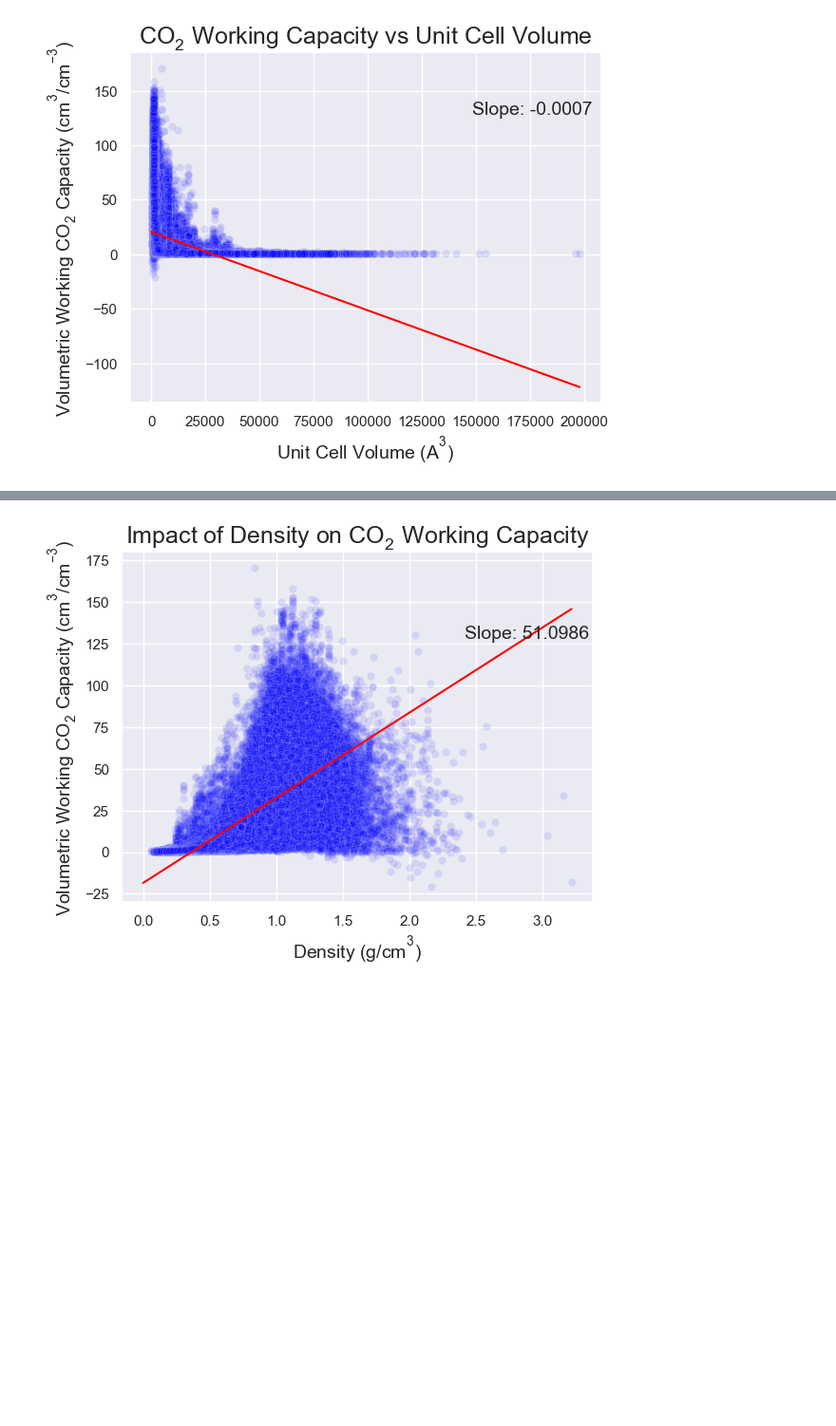
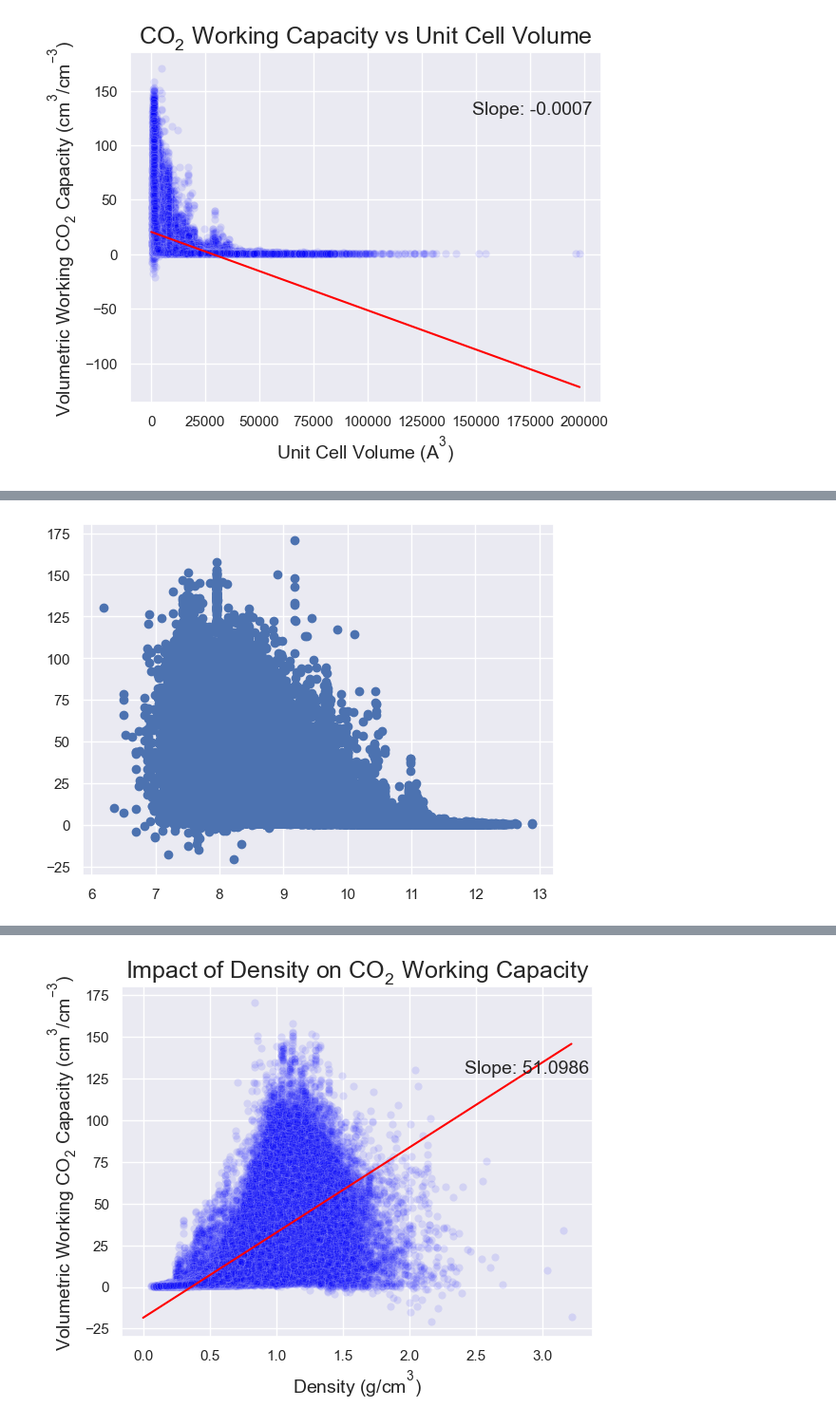
Before and after one commit to zjbrown0689/MOF-Capstone, a Jupyter notebook: notebooks/2_exploratory_data_analysis.ipynb, the cells around one changed output, grey strips where cells are left out. Shown at 95% size. Cells and saved outputs as stored; diff of their text form; code cells hidden in the pictures; blank space fills up the shorter version.

```diff
--- a/notebooks/2_exploratory_data_analysis.ipynb
+++ b/notebooks/2_exploratory_data_analysis.ipynb
@@ -115,0 +121,13 @@ correlate('unit_cell_volume', r'Unit Cell Volume $(A^{3})$', r'$CO_{2}$ Working
+# %%
+import math
+no_na = data.dropna(subset='unit_cell_volume').reset_index()
+# %%
+asinh_ucv = []
+for i in range(len(no_na['unit_cell_volume'])):
+    asinh_ucv.append(math.asinh(no_na['unit_cell_volume'][i]))
+    i += 1
+# %%
+plt.plot(asinh_ucv, no_na['v/v_working_capacity'], marker='o', linestyle='')
+plt.show()
+# %% [output]
+[figure, added]
```
Also changed, not shown: parts of 7 cells of this notebook, 4 other files.
